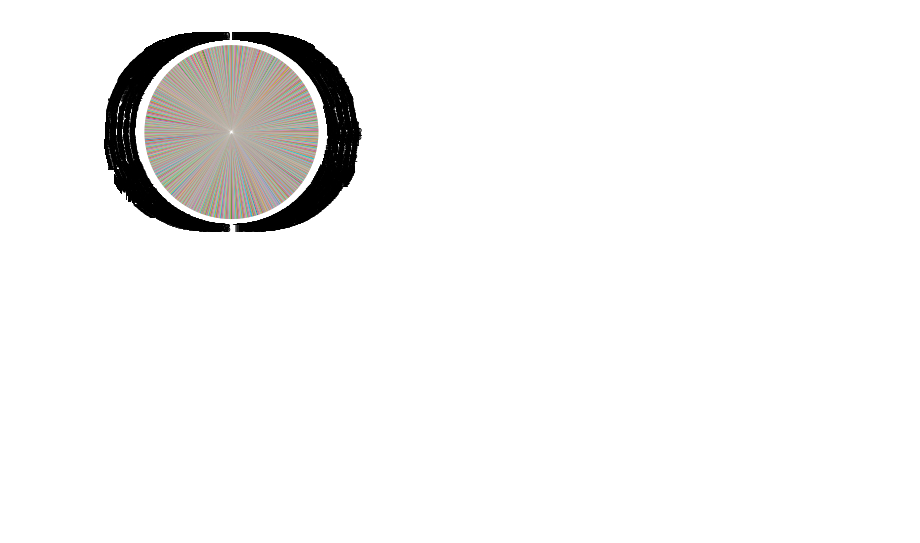
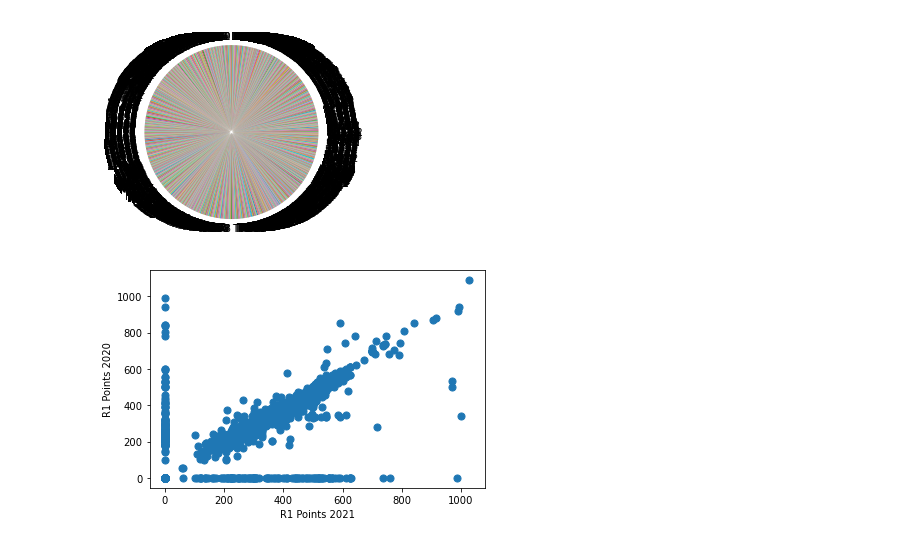
Before and after one commit to Cossie01/Fundamentals-of-Data-Analysis-Assessment, a Jupyter notebook: cao.ipynb, the cells around one changed output. Cells and saved outputs as stored; diff of their text form; code cells hidden in the pictures; blank space fills up the shorter version.

```diff
--- a/cao.ipynb
+++ b/cao.ipynb
@@ -1036,3 +1041,7 @@ allcourses['R1 Points 2021'].plot.pie()
 # %% [output]
 <AxesSubplot:ylabel='R1 Points 2021'>
 [figure]
+# %%
+allcourses.plot.scatter(x="R1 Points 2021", y="R1 Points 2020", cmap="viridis", s=50);
+# %% [output]
+[figure, added]
```
Also changed, not shown: parts of 16 cells of this notebook, 13 other files.
